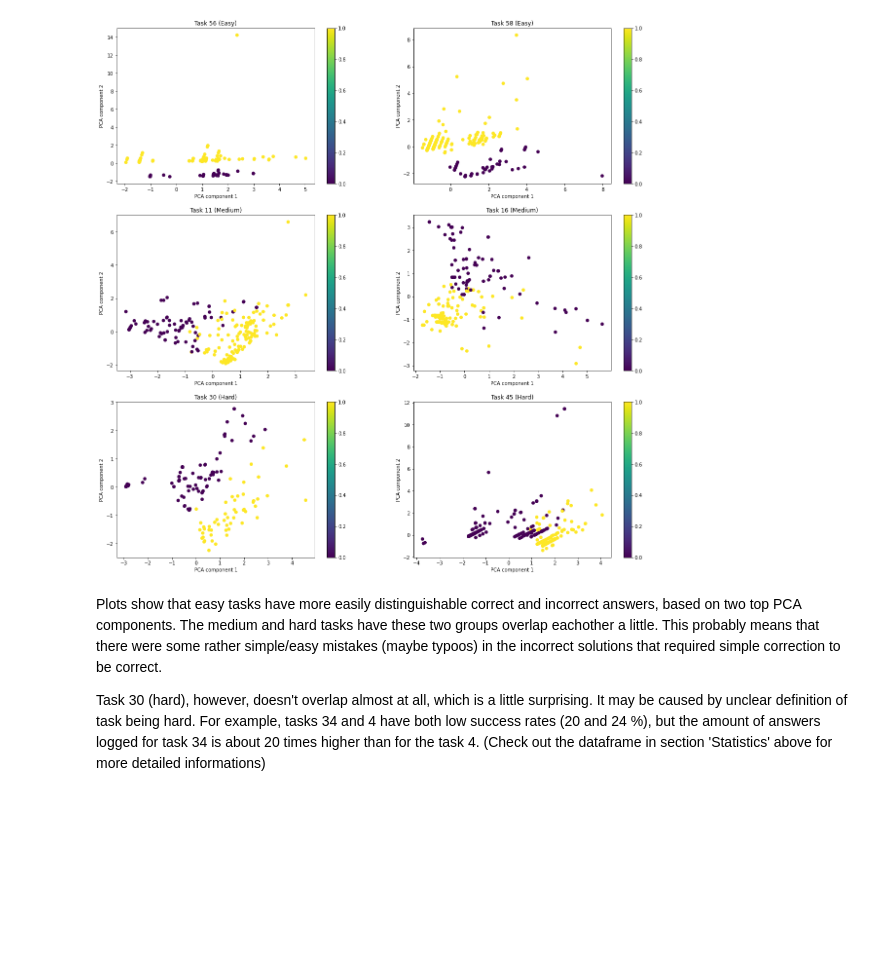
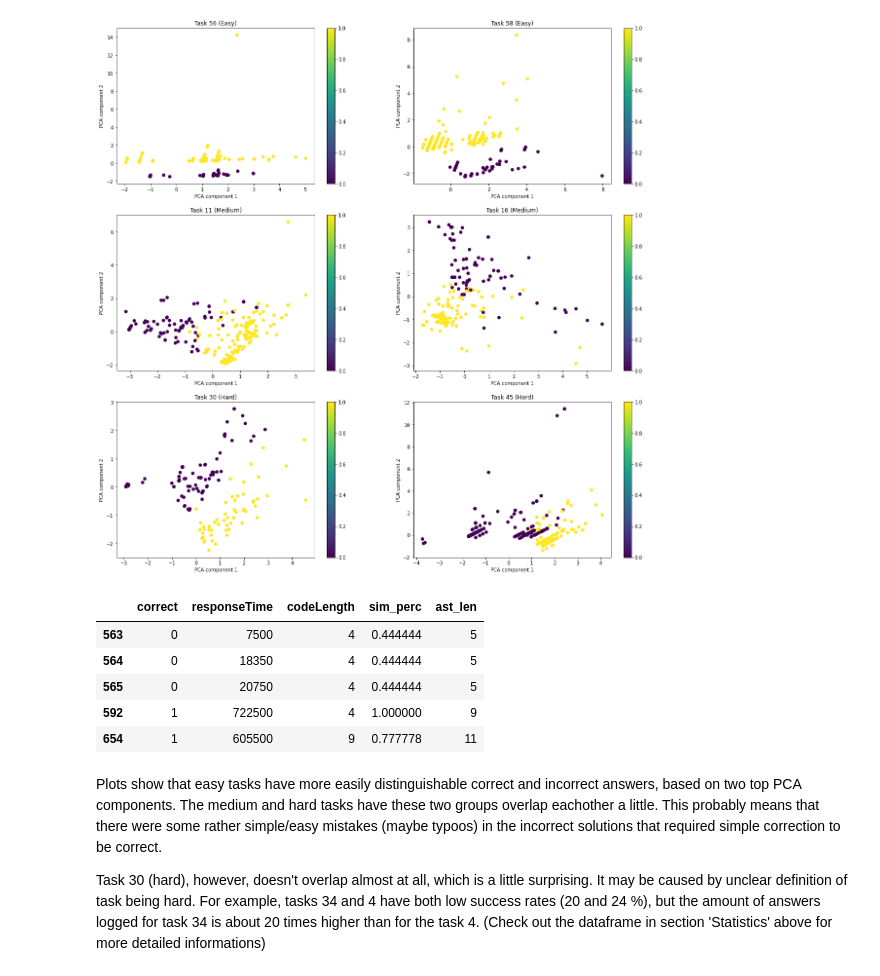
Before and after one commit to rastislavpapco/adaptive-learning-lab, a Jupyter notebook: adaptlearning.ipynb, the cells around one changed output. Saved outputs shown, nothing was run; the diff lists cells and outputs as text; code cells hidden in the pictures; blank space fills up the shorter version.

```diff
--- a/adaptlearning.ipynb
+++ b/adaptlearning.ipynb
@@ -273,6 +275,16 @@ for item, dif, plt_row, plt_col in zip([56, 58, 11, 16, 30, 45],
 plt.show()
 # %% [output]
 [figure]
+# %%
+# just to see the columns
+task_df_parsed.head()
+# %% [output]
+|  | correct | responseTime | codeLength | sim_perc | ast_len |
+| 563 | 0 | 7500 | 4 | 0.444444 | 5 |
+| 564 | 0 | 18350 | 4 | 0.444444 | 5 |
+| 565 | 0 | 20750 | 4 | 0.444444 | 5 |
+| 592 | 1 | 722500 | 4 | 1.000000 | 9 |
+| 654 | 1 | 605500 | 9 | 0.777778 | 11 |
 # %% [markdown]
 Plots show that easy tasks have more easily distinguishable correct and incorrect answers, based on two top PCA components. The medium and hard tasks have these two groups overlap eachother a little. This probably means that there were some rather simple/easy mistakes (maybe typoos) in the incorrect solutions that required simple correction to be correct.
 
```
Also changed, not shown: parts of 5 cells of this notebook.
